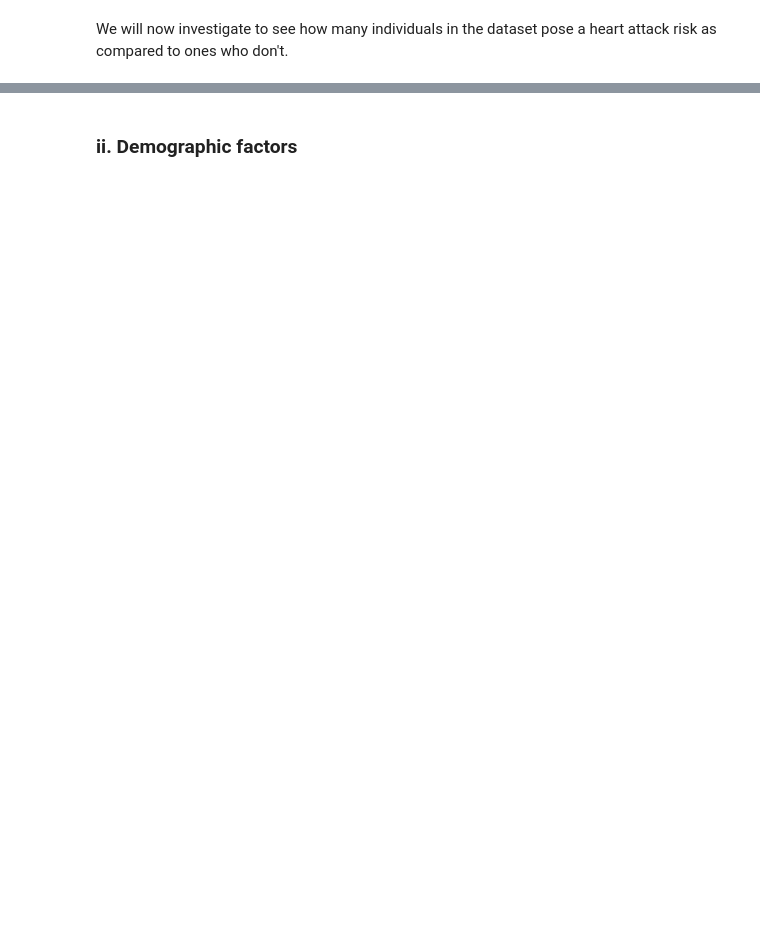
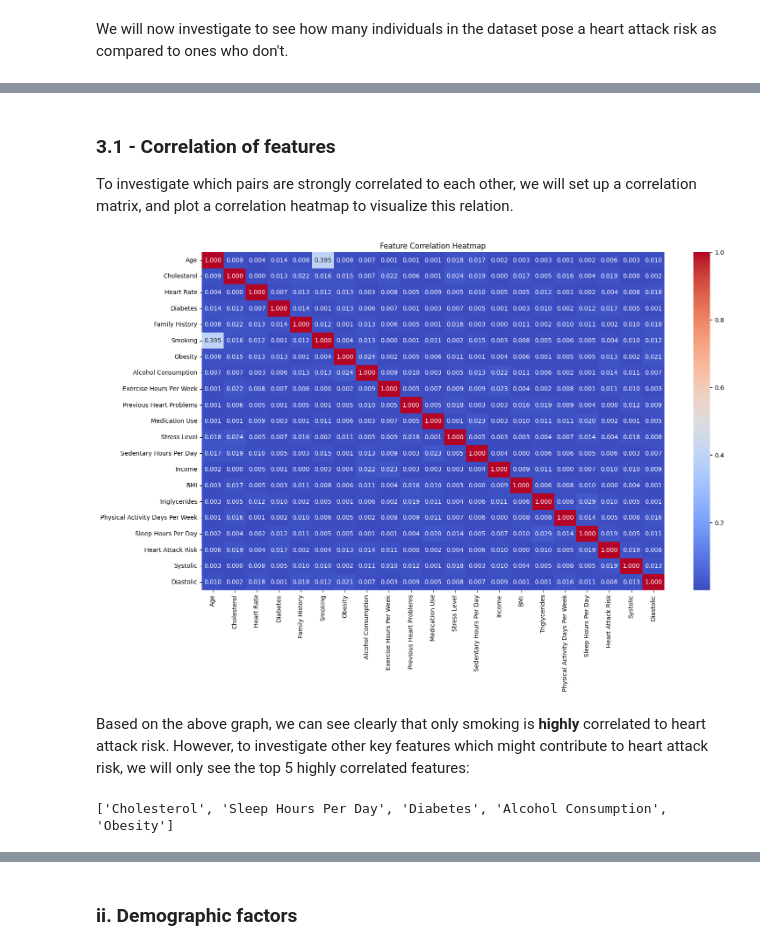
Before and after one commit to taimoorbinnasir/Heart-Attack-Risk-Prediction, a Jupyter notebook: sample.ipynb, the cells around one changed output, grey strips where cells are left out. Drawn from its saved outputs; the diff is of its cells as text; code cells hidden in the pictures; blank space fills up the shorter version.

```diff
--- a/sample.ipynb
+++ b/sample.ipynb
@@ -174,0 +197,33 @@ plt.show()
+# %% [markdown]
+<b><h3>3.1 - Correlation of features</h3></b>
+
+To investigate which pairs are strongly correlated to each other, we will set up a correlation matrix, and plot a correlation heatmap to visualize this relation.
+# %%
+corr_matrix = df.corr(numeric_only=True).abs()
+
+plt.figure(figsize=(17, 10))
+sns.heatmap(corr_matrix, cmap='coolwarm', annot=True, fmt='.3f')
+plt.title('Feature Correlation Heatmap')
+plt.show()
+# %% [output]
+[figure, added]
+# %% [markdown]
+Based on the above graph, we can see clearly that only smoking is <b>highly</b> correlated to heart attack risk. However, to investigate other key features which might contribute to heart attack risk, we will only see the top 5 highly correlated features:
+# %%
+# -------------- FIX THIS CODE SUCH THAT TOP 5 HIGHLY CORRELATED FEATURES ARE SAVED (SMOKING) --------------
+upper_triangle = corr_matrix.mask(np.tril(np.ones(corr_matrix.shape)).astype(bool))
+
+high_correlation_features = []
+while len(high_correlation_features) < 5:
+    heart_attack_corr = upper_triangle['Heart Attack Risk']
+
+    max_corr_value = heart_attack_corr.max()        # Get the maximum correlation value
+    max_corr_feature = heart_attack_corr.idxmax()   # Get the feature corresponding to the max value
+
+    high_correlation_features.append(max_corr_feature)
+    upper_triangle = upper_triangle.drop(max_corr_feature, axis=1)
+    upper_triangle = upper_triangle.drop(max_corr_feature, axis=0)
+
+print(high_correlation_features)
+# %% [output]
+['Cholesterol', 'Sleep Hours Per Day', 'Diabetes', 'Alcohol Consumption', 'Obesity']
```
Also changed, not shown: parts of 44 cells of this notebook, 1 other file.
